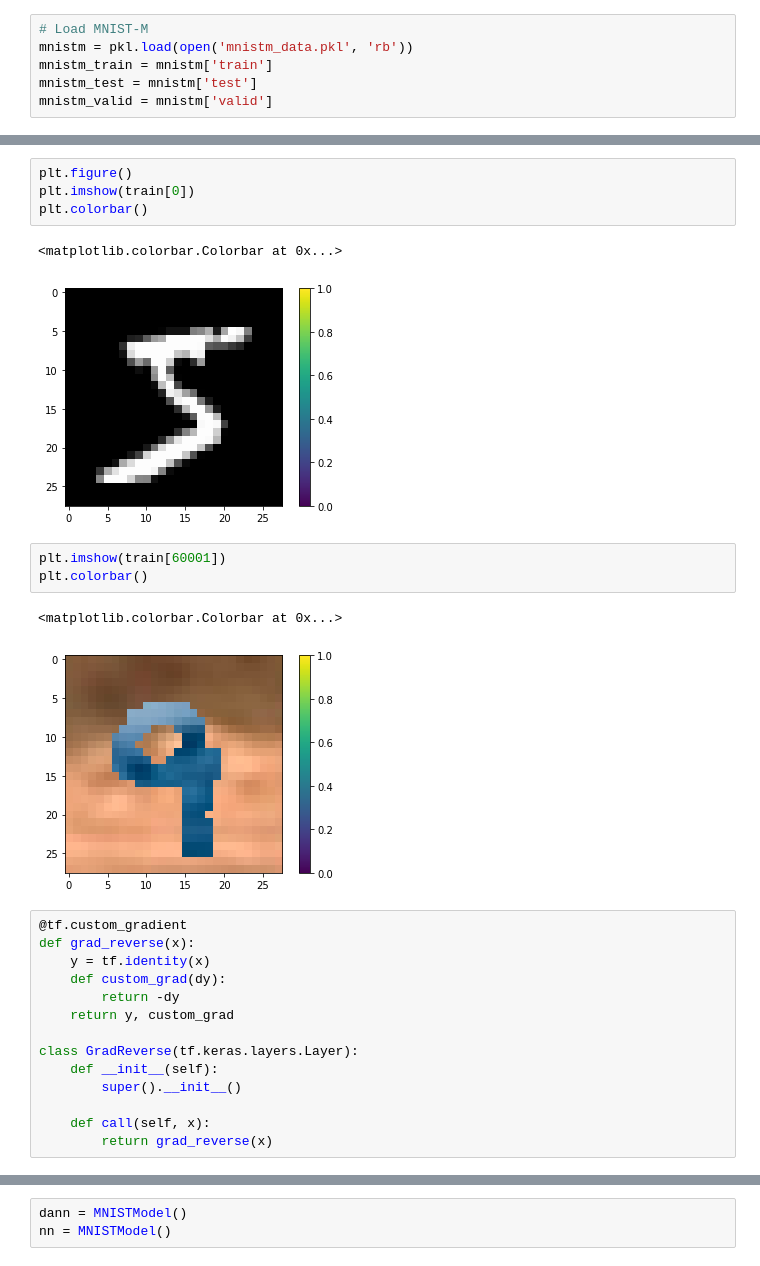
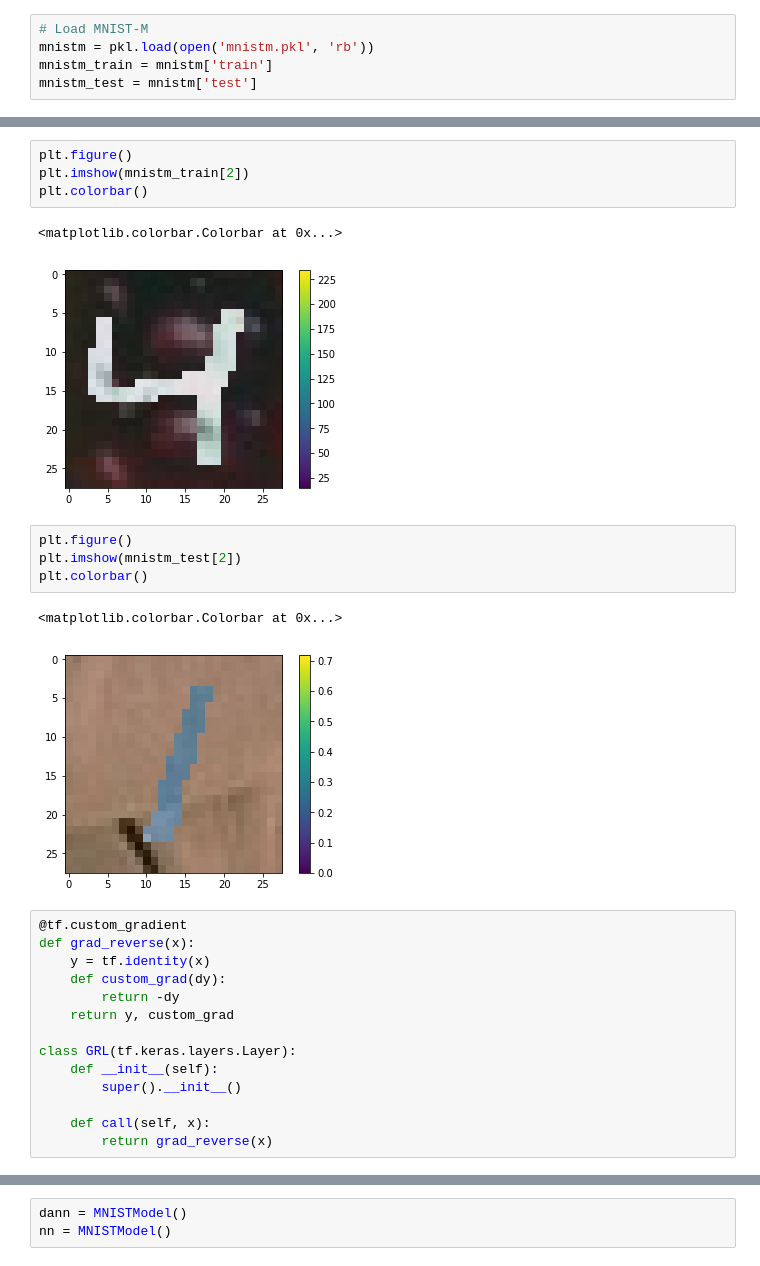
Before and after one commit to jaehwi0823/DANN, a Jupyter notebook: MNIST_DANN_TF2.ipynb, the cells around one changed output, grey strips where cells are left out. Cells and saved outputs as stored; diff of their text form.

```diff
--- a/MNIST_DANN_TF2.ipynb
+++ b/MNIST_DANN_TF2.ipynb
@@ -17,10 +18,9 @@ mnist_test = np.reshape(x_test,(10000, 28, 28, 1))
 mnist_test = np.tile(mnist_test, (1, 1, 1, 3))
 # %%
 # Load MNIST-M
-mnistm = pkl.load(open('mnistm_data.pkl', 'rb'))
+mnistm = pkl.load(open('mnistm.pkl', 'rb'))
 mnistm_train = mnistm['train']
 mnistm_test = mnistm['test']
-mnistm_valid = mnistm['valid']
 # %%
 origin_1 = np.ones([mnist_train.shape[0], 1])
 origin_2 = np.zeros([mnistm_train.shape[0], 1])
@@ -45,16 +45,17 @@ origin: (102000, 1)
 # %%
 plt.figure()
-plt.imshow(train[0])
+plt.imshow(mnistm_train[2])
 plt.colorbar()
 # %% [output]
 <matplotlib.colorbar.Colorbar at 0x...>
-[figure, old version]
+[figure, new version]
 # %%
-plt.imshow(train[60001])
+plt.figure()
+plt.imshow(mnistm_test[2])
 plt.colorbar()
 # %% [output]
 <matplotlib.colorbar.Colorbar at 0x...>
-[figure, old version]
+[figure, new version]
 # %%
 @tf.custom_gradient
 def grad_reverse(x):
@@ -63,7 +64,7 @@ def grad_reverse(x):
         return -dy
     return y, custom_grad
 
-class GradReverse(tf.keras.layers.Layer):
+class GRL(tf.keras.layers.Layer):
     def __init__(self):
         super().__init__()
 
```
Also changed, not shown: parts of 15 cells of this notebook, 1 other file.
